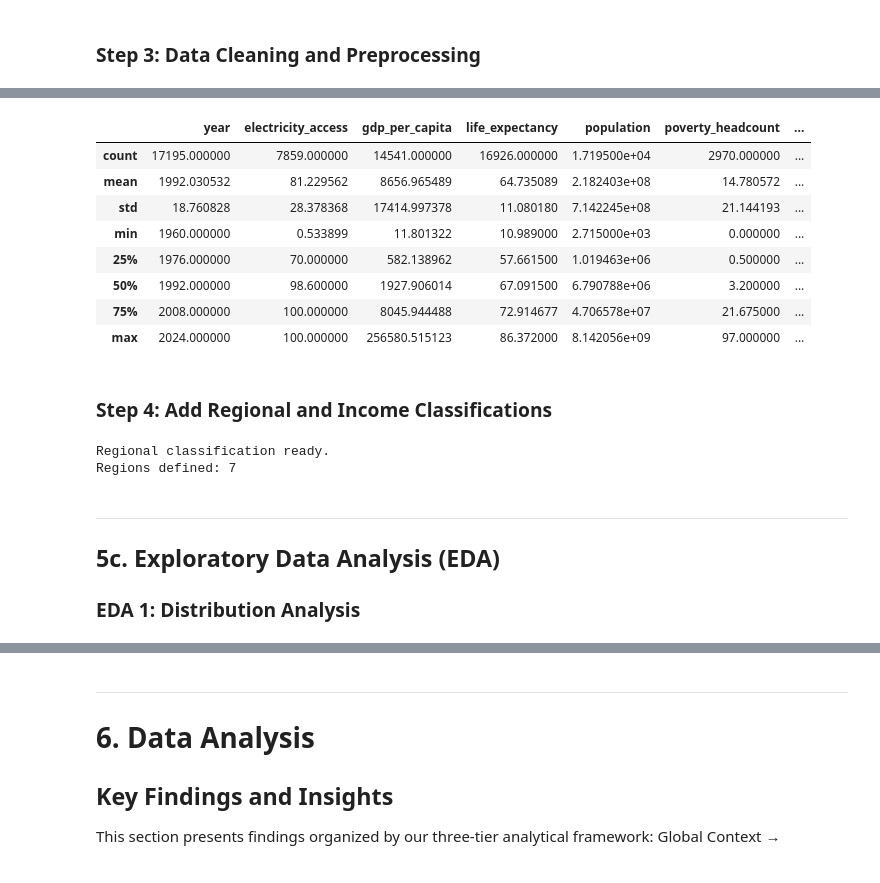
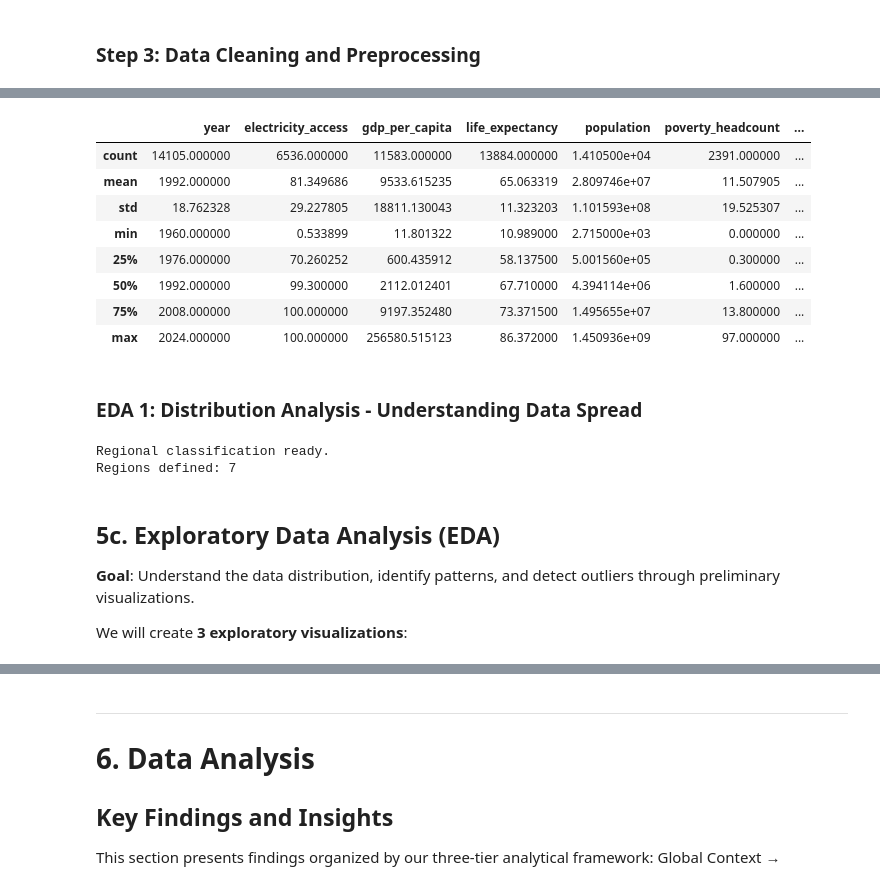
Before and after one commit to vKenjo/dataviz-finals-proj, a Jupyter notebook: FINAL_PROJECT.ipynb, the cells around one changed output, grey strips where cells are left out. Cells and saved outputs as stored; diff of their text form; code cells hidden in the pictures.

```diff
--- a/FINAL_PROJECT.ipynb
+++ b/FINAL_PROJECT.ipynb
@@ -404,8 +385,31 @@ df_clean = df.copy()
 print("Data Cleaning Steps:")
 print("=" * 50)
 
-# 1. Check for missing values
-print("\n1. Missing Value Analysis:")
+# 1. Filter out non-country aggregates and groups
+print("\n1. Filtering Non-Country Entries:")
+print(f"   Original unique entities: {df_clean['country'].nunique()}")
+
+# Define patterns to exclude (World Bank aggregates, income groups, regional groups)
+exclude_patterns = [
+    'World', 'IBRD', 'IDA', 'income', 'dividend', 'Heavily indebted',
+    'Fragile', 'OECD', 'Euro area', 'European Union', 'Arab World',
+    'Central Europe', 'Caribbean', 'East Asia', 'Latin America',
+    'Middle East', 'North Africa', 'North America', 'Pacific island',
+    'South Asia', 'Sub-Saharan', 'West Bank', 'Small states',
+    'Least developed', 'Low income', 'Lower middle', 'Upper middle',
+    'High income', 'Post-demographic', 'Pre-demographic', 'Late-demographic',
+    'Early-demographic', 'Not classified', 'total', 'only', '&'
+]
+
+# Create a mask for rows to keep (actual countries)
+mask = ~df_clean['country'].str.contains('|'.join(exclude_patterns), case=False, na=False)
+df_clean = df_clean[mask].copy()
+
+print(f"   After filtering: {df_clean['country'].nunique()} unique countries")
+print(f"   Removed {df['country'].nunique() - df_clean['country'].nunique()} non-country entries")
+
+# 2. Check for missing values
+print("\n2. Missing Value Analysis:")
 missing_pct = (df_clean.isnull().sum() / len(df_clean) * 100).round(2)
 missing_df = pd.DataFrame({
     'Column': missing_pct.index,
@@ -413,18 +417,22 @@ missing_df = pd.DataFrame({
 }).sort_values('Missing %', ascending=False)
 print(missing_df[missing_df['Missing %'] > 0])
 
-# 2. Data type conversions
-print("\n2. Data Types:")
+# 3. Data type conversions
+print("\n3. Data Types:")
 print(df_clean.dtypes)
 
-# 3. Remove duplicates
+# 4. Remove duplicates
 before_dedup = len(df_clean)
 df_clean = df_clean.drop_duplicates()
 after_dedup = len(df_clean)
-print(f"\n3. Removed {before_dedup - after_dedup} duplicate rows")
+print(f"\n4. Removed {before_dedup - after_dedup} duplicate rows")
 
-# 4. Summary statistics
-print("\n4. Summary Statistics:")
+# 5. Validate country count
+print(f"\n5. Final country count: {df_clean['country'].nunique()} countries")
+print(f"   Total observations: {len(df_clean)}")
+
+# 6. Summary statistics
+print("\n6. Summary Statistics:")
 df_clean.describe()
 # %% [output]
 Data Cleaning Steps:
@@ -447,14 +455,14 @@ Data Cleaning Steps:
 |  | year | electricity_access | gdp_per_capita | life_expectancy | population | poverty_headcount | ... |
-| count | 17195.000000 | 7859.000000 | 14541.000000 | 16926.000000 | 1.719500e+04 | 2970.000000 | ... |
-| mean | 1992.030532 | 81.229562 | 8656.965489 | 64.735089 | 2.182403e+08 | 14.780572 | ... |
-| std | 18.760828 | 28.378368 | 17414.997378 | 11.080180 | 7.142245e+08 | 21.144193 | ... |
+| count | 14105.000000 | 6536.000000 | 11583.000000 | 13884.000000 | 1.410500e+04 | 2391.000000 | ... |
+| mean | 1992.000000 | 81.349686 | 9533.615235 | 65.063319 | 2.809746e+07 | 11.507905 | ... |
+| std | 18.762328 | 29.227805 | 18811.130043 | 11.323203 | 1.101593e+08 | 19.525307 | ... |
 | min | 1960.000000 | 0.533899 | 11.801322 | 10.989000 | 2.715000e+03 | 0.000000 | ... |
-| 25% | 1976.000000 | 70.000000 | 582.138962 | 57.661500 | 1.019463e+06 | 0.500000 | ... |
-| 50% | 1992.000000 | 98.600000 | 1927.906014 | 67.091500 | 6.790788e+06 | 3.200000 | ... |
-| 75% | 2008.000000 | 100.000000 | 8045.944488 | 72.914677 | 4.706578e+07 | 21.675000 | ... |
-| max | 2024.000000 | 100.000000 | 256580.515123 | 86.372000 | 8.142056e+09 | 97.000000 | ... |
+| 25% | 1976.000000 | 70.260252 | 600.435912 | 58.137500 | 5.001560e+05 | 0.300000 | ... |
+| 50% | 1992.000000 | 99.300000 | 2112.012401 | 67.710000 | 4.394114e+06 | 1.600000 | ... |
+| 75% | 2008.000000 | 100.000000 | 9197.352480 | 73.371500 | 1.495655e+07 | 13.800000 | ... |
+| max | 2024.000000 | 100.000000 | 256580.515123 | 86.372000 | 1.450936e+09 | 97.000000 | ... |
 # %% [markdown]
-### Step 4: Add Regional and Income Classifications
+### EDA 1: Distribution Analysis - Understanding Data Spread
 # %%
 # Define World Bank regions
 regions_dict = {
@@ -477,9 +485,9 @@ print(f"Regions defined: {len(regions_dict)}")
 Regional classification ready.
 Regions defined: 7
 # %% [markdown]
----
-
 ## 5c. Exploratory Data Analysis (EDA)
 
-### EDA 1: Distribution Analysis
+**Goal**: Understand the data distribution, identify patterns, and detect outliers through preliminary visualizations.
+
+We will create **3 exploratory visualizations**:
 # %%
```
Also changed, not shown: parts of 35 cells of this notebook, 12 other files.
